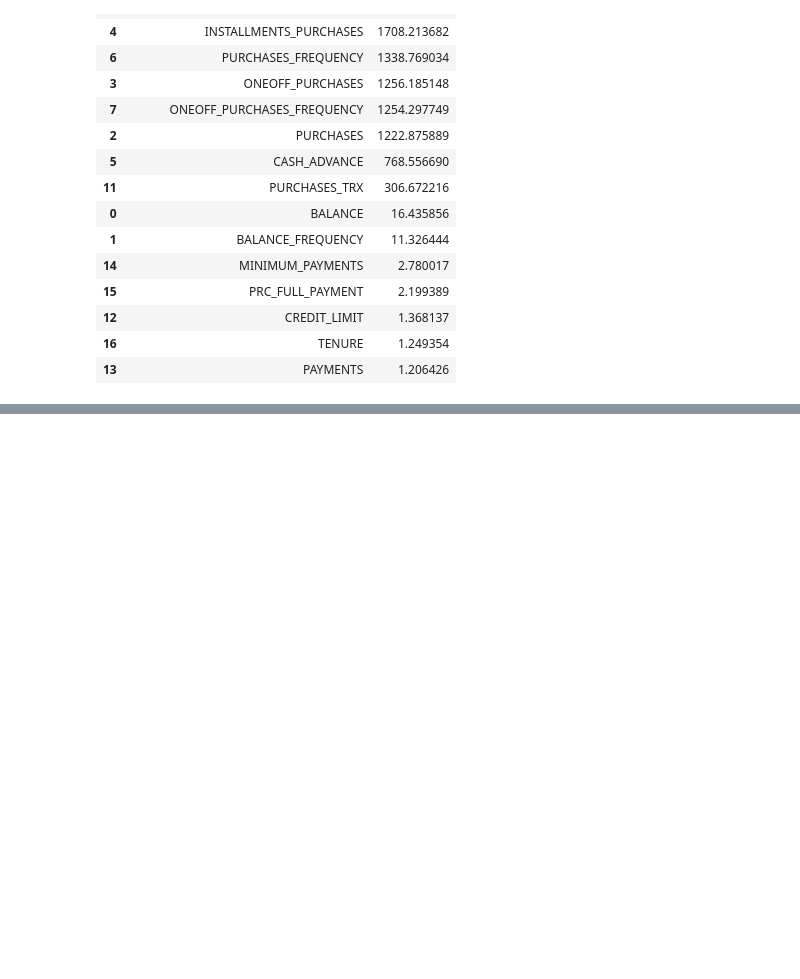
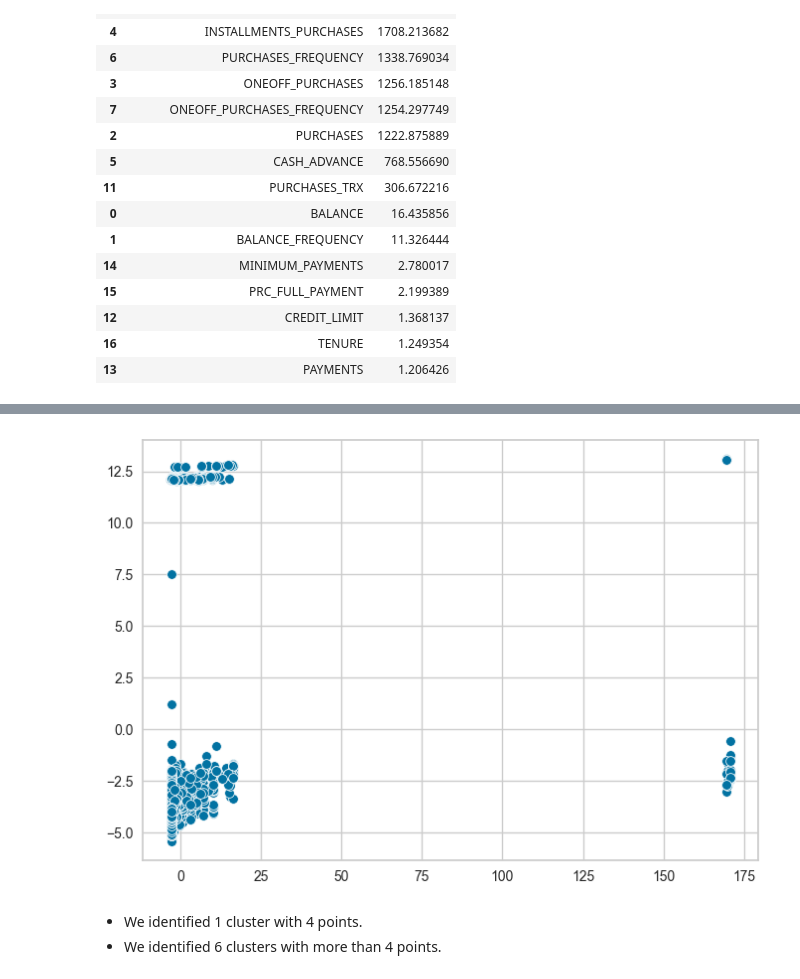
Before and after one commit to jasonrichdarmawan/p1-g4, a Jupyter notebook: h8dsft_P1G4_jason_rich_darmawan_onggo_putra.ipynb, the cells around one changed output, grey strips where cells are left out. Drawn from its saved outputs; the diff is of its cells as text; code cells hidden in the pictures; blank space fills up the shorter version.

```diff
--- a/h8dsft_P1G4_jason_rich_darmawan_onggo_putra.ipynb
+++ b/h8dsft_P1G4_jason_rich_darmawan_onggo_putra.ipynb
@@ -492,3 +580,18 @@ PC1, PC2, PC3 acccounts for 99.1% of the total variations
+# %%
+# PC1, PC2 visualization
+def isolate():
+    X_train_final = composer.fit_transform(X=X_train)
+    pca_data = PCA().fit_transform(X=X_train_final)
+    x, y = pca_data[:,:2].T
+
+    sns.scatterplot(x=x, y=y)
+
+isolate()
+# %% [output]
+[figure, added]
+# %% [markdown]
+- We identified 1 cluster with 4 points.
+- We identified 6 clusters with more than 4 points.
 # %%
 # PC1, PC2, PC3 visualization
 def isolate():
```
Also changed, not shown: parts of 40 cells of this notebook, 1 other file.
